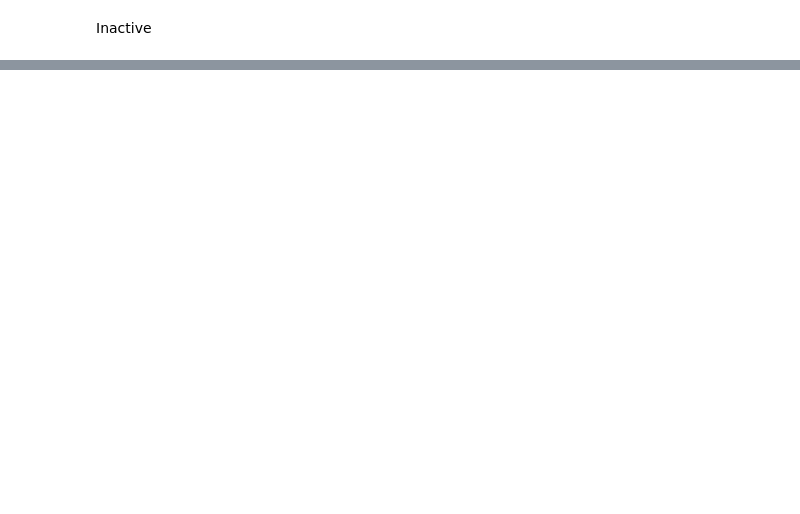
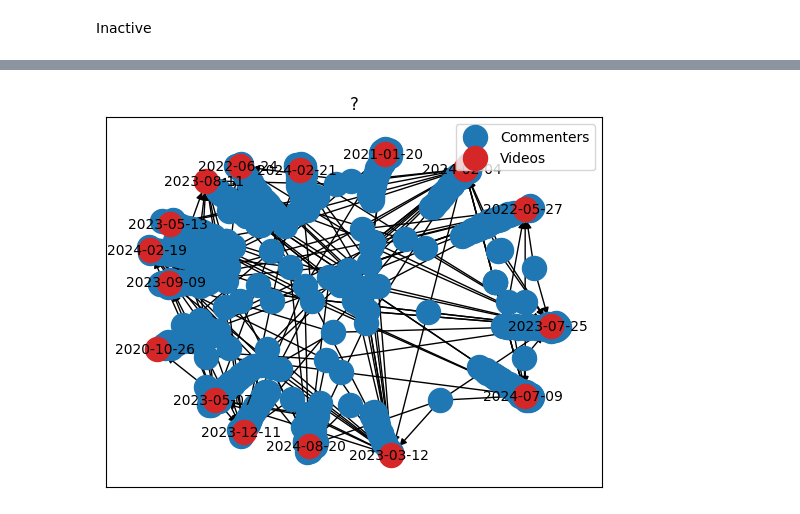
Before and after one commit to bluecoder777/Game-Promotion-Analysis, a Jupyter notebook: YTvideoCommunity.ipynb, the cells around one changed output, grey strips where cells are left out. Drawn from its saved outputs; the diff is of its cells as text; code cells hidden in the pictures; blank space fills up the shorter version.

```diff
--- a/YTvideoCommunity.ipynb
+++ b/YTvideoCommunity.ipynb
@@ -124,0 +196,4 @@ SimpleNxGraph(comments, 'UCWp3_e0cQvBHVpb_pTge5FQ', "Sam Tabor Gaming")
+# %%
+SimpleNxGraph(comments, 'UCpmu4uEZ8XcPjHdHh7_zFOg', "?")
+# %% [output]
+[figure, added]
```
Also changed, not shown: parts of 13 cells of this notebook.
